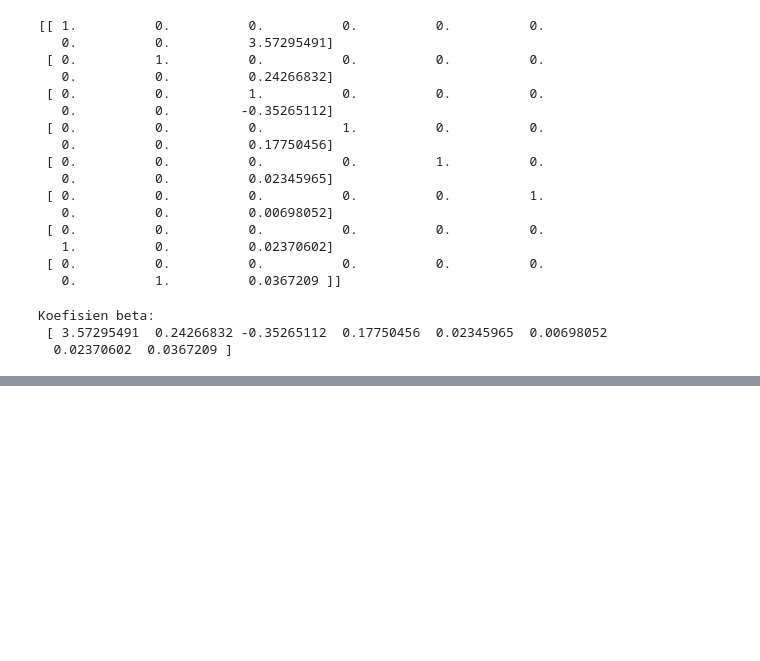
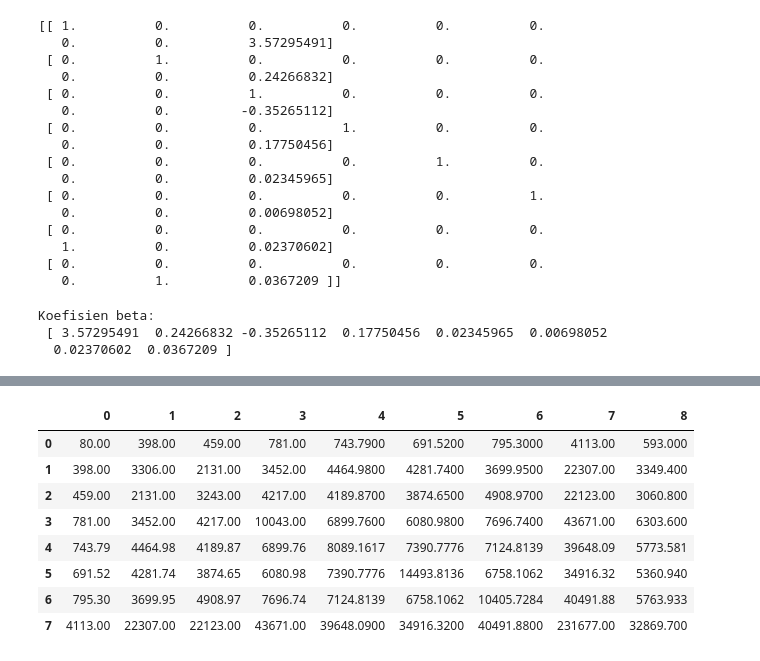
Before and after one commit to umbiumbiian/Mobile-Legend-Bang-Bang, a Jupyter notebook: notebook/main.ipynb, the cells around one changed output, grey strips where cells are left out. Saved outputs shown, nothing was run; the diff lists cells and outputs as text; code cells hidden in the pictures; blank space fills up the shorter version.

```diff
--- a/notebook/main.ipynb
+++ b/notebook/main.ipynb
@@ -607,0 +600,8 @@ dan mendapatkan koefisien untuk setiap fitur
+# %%
+# Pastikan kolom index-like tidak ikut sebagai fitur
+x_total = df_all_total.drop(columns=['Skor'], errors='ignore')
+y_total = df_all_total['Skor']
+
+x_train, x_test, y_train, y_test = train_test_split(x_total, y_total, test_size=0.2, random_state=42)
+
+print('Features used for training:', list(x_train.columns))
@@ -607,0 +610,17 @@ dan mendapatkan koefisien untuk setiap fitur
+# %%
+# Gunakan hanya fitur numerik (abaikan kolom index yang tersisa)
+X_df = x_train.select_dtypes(include=[np.number]).copy()
+dropped = [c for c in x_train.columns if c not in X_df.columns]
+if dropped:
+    print('Dropped non-numeric columns from features:', dropped)
+X = X_df.values
+# Pastikan y numeric
+y = pd.to_numeric(y_train, errors='coerce').fillna(0).values.reshape(-1,1)
+# Tambah bias (intercept) kolom
+X = np.column_stack((np.ones(len(X)), X))
+
+XtX = X.T @ X
+Xty = X.T @ y
+
+print(XtX)
+print(Xty)
@@ -607,0 +645,13 @@ dan mendapatkan koefisien untuk setiap fitur
+# %%
+aug = np.hstack((XtX, Xty))
+pd.DataFrame(aug)
+# %% [output]
+|  | 0 | 1 | 2 | 3 | 4 | 5 | 6 | 7 | 8 |
+| 0 | 80.00 | 398.00 | 459.00 | 781.00 | 743.7900 | 691.5200 | 795.3000 | 4113.00 | 593.000 |
+| 1 | 398.00 | 3306.00 | 2131.00 | 3452.00 | 4464.9800 | 4281.7400 | 3699.9500 | 22307.00 | 3349.400 |
+| 2 | 459.00 | 2131.00 | 3243.00 | 4217.00 | 4189.8700 | 3874.6500 | 4908.9700 | 22123.00 | 3060.800 |
+| 3 | 781.00 | 3452.00 | 4217.00 | 10043.00 | 6899.7600 | 6080.9800 | 7696.7400 | 43671.00 | 6303.600 |
+| 4 | 743.79 | 4464.98 | 4189.87 | 6899.76 | 8089.1617 | 7390.7776 | 7124.8139 | 39648.09 | 5773.581 |
+| 5 | 691.52 | 4281.74 | 3874.65 | 6080.98 | 7390.7776 | 14493.8136 | 6758.1062 | 34916.32 | 5360.940 |
+| 6 | 795.30 | 3699.95 | 4908.97 | 7696.74 | 7124.8139 | 6758.1062 | 10405.7284 | 40491.88 | 5763.933 |
+| 7 | 4113.00 | 22307.00 | 22123.00 | 43671.00 | 39648.0900 | 34916.3200 | 40491.8800 | 231677.00 | 32869.700 |
```
Also changed, not shown: parts of 26 cells of this notebook.
